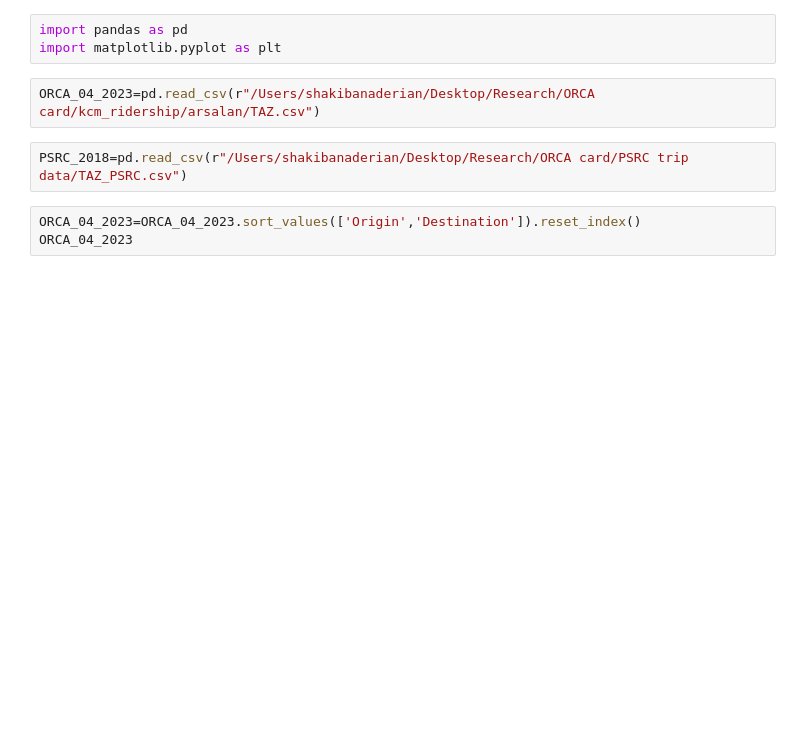
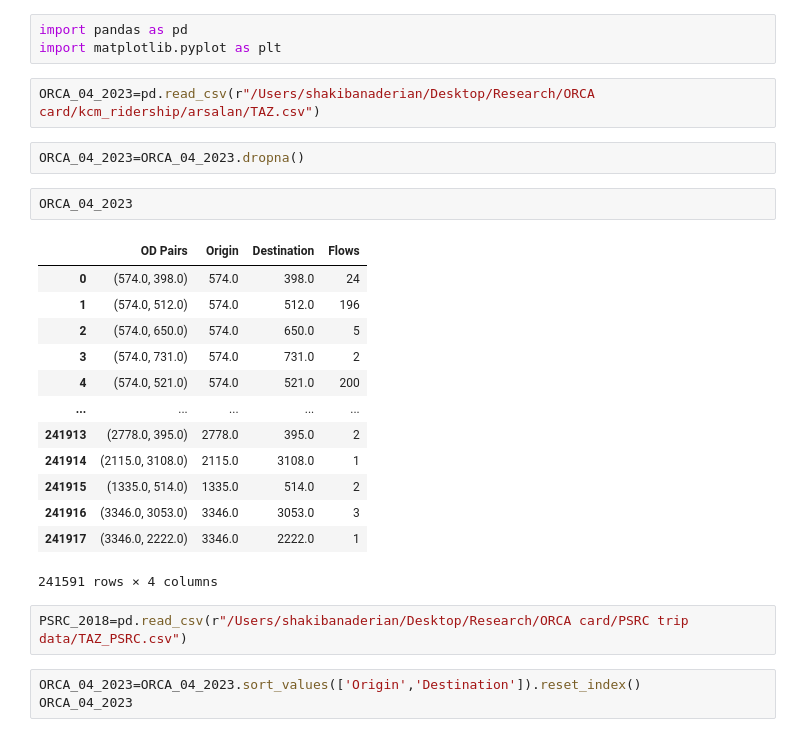
Before and after one commit to arsalanesmaili/kcm_ridership, a Jupyter notebook: Comparison (ORCA vs PSRC).ipynb, the cells around one changed output. Saved outputs shown, nothing was run; the diff lists cells and outputs as text; blank space fills up the shorter version.

```diff
--- a/Comparison (ORCA vs PSRC).ipynb
+++ b/Comparison (ORCA vs PSRC).ipynb
@@ -3,6 +3,24 @@ import pandas as pd
 import matplotlib.pyplot as plt
 # %%
 ORCA_04_2023=pd.read_csv(r"/Users/shakibanaderian/Desktop/Research/ORCA card/kcm_ridership/arsalan/TAZ.csv")
+# %%
+ORCA_04_2023=ORCA_04_2023.dropna()
+# %%
+ORCA_04_2023
+# %% [output]
+|  | OD Pairs | Origin | Destination | Flows |
+| 0 | (574.0, 398.0) | 574.0 | 398.0 | 24 |
+| 1 | (574.0, 512.0) | 574.0 | 512.0 | 196 |
+| 2 | (574.0, 650.0) | 574.0 | 650.0 | 5 |
+| 3 | (574.0, 731.0) | 574.0 | 731.0 | 2 |
+| 4 | (574.0, 521.0) | 574.0 | 521.0 | 200 |
+| ... | ... | ... | ... | ... |
+| 241913 | (2778.0, 395.0) | 2778.0 | 395.0 | 2 |
+| 241914 | (2115.0, 3108.0) | 2115.0 | 3108.0 | 1 |
+| 241915 | (1335.0, 514.0) | 1335.0 | 514.0 | 2 |
+| 241916 | (3346.0, 3053.0) | 3346.0 | 3053.0 | 3 |
+| 241917 | (3346.0, 2222.0) | 3346.0 | 2222.0 | 1 |
+241591 rows × 4 columns
 # %%
 PSRC_2018=pd.read_csv(r"/Users/shakibanaderian/Desktop/Research/ORCA card/PSRC trip data/TAZ_PSRC.csv")
 # %%
```
Also changed, not shown: parts of 43 cells of this notebook.
